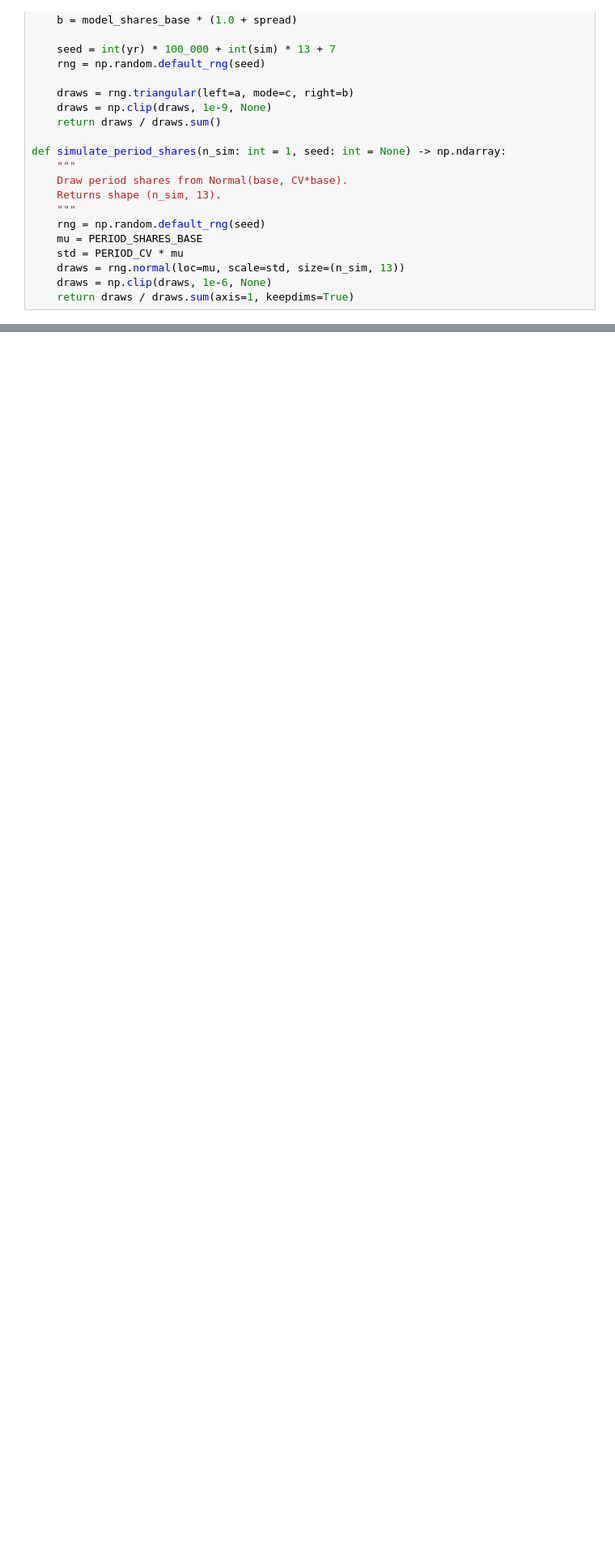
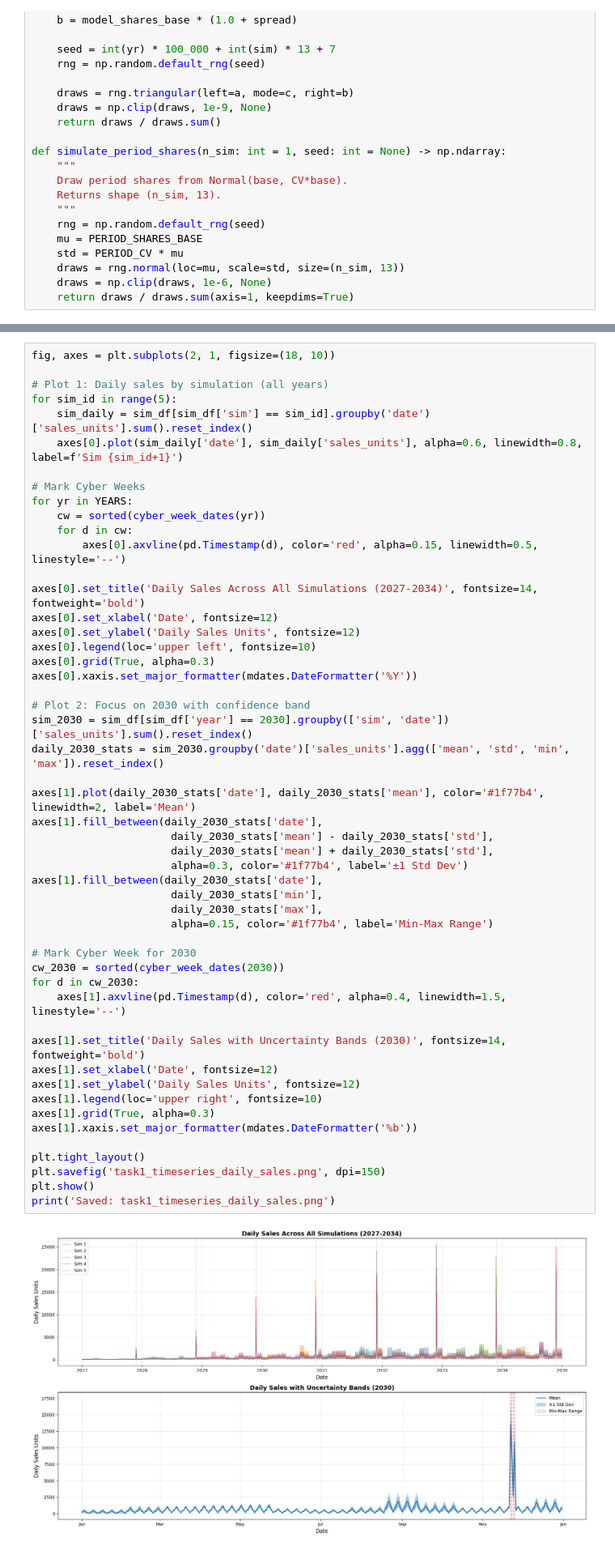
Before and after one commit to TIH233/ISYE6339_Case1, a Jupyter notebook: Task2/Simulator.ipynb, the cells around one changed output, grey strips where cells are left out. Shown at 81% size. Drawn from its saved outputs; the diff is of its cells as text; blank space fills up the shorter version.

Commit message:
Task2 Simulator finished

```diff
--- a/Task2/Simulator.ipynb
+++ b/Task2/Simulator.ipynb
@@ -888,0 +981,53 @@ Saved: task6_lost_sales_by_scenario.png
+# %%
+fig, axes = plt.subplots(2, 1, figsize=(18, 10))
+
+# Plot 1: Daily sales by simulation (all years)
+for sim_id in range(5):
+    sim_daily = sim_df[sim_df['sim'] == sim_id].groupby('date')['sales_units'].sum().reset_index()
+    axes[0].plot(sim_daily['date'], sim_daily['sales_units'], alpha=0.6, linewidth=0.8, label=f'Sim {sim_id+1}')
+
+# Mark Cyber Weeks
+for yr in YEARS:
+    cw = sorted(cyber_week_dates(yr))
+    for d in cw:
+        axes[0].axvline(pd.Timestamp(d), color='red', alpha=0.15, linewidth=0.5, linestyle='--')
+
+axes[0].set_title('Daily Sales Across All Simulations (2027-2034)', fontsize=14, fontweight='bold')
+axes[0].set_xlabel('Date', fontsize=12)
+axes[0].set_ylabel('Daily Sales Units', fontsize=12)
+axes[0].legend(loc='upper left', fontsize=10)
+axes[0].grid(True, alpha=0.3)
+axes[0].xaxis.set_major_formatter(mdates.DateFormatter('%Y'))
+
+# Plot 2: Focus on 2030 with confidence band
+sim_2030 = sim_df[sim_df['year'] == 2030].groupby(['sim', 'date'])['sales_units'].sum().reset_index()
+daily_2030_stats = sim_2030.groupby('date')['sales_units'].agg(['mean', 'std', 'min', 'max']).reset_index()
+
+axes[1].plot(daily_2030_stats['date'], daily_2030_stats['mean'], color='#1f77b4', linewidth=2, label='Mean')
+axes[1].fill_between(daily_2030_stats['date'],
+                      daily_2030_stats['mean'] - daily_2030_stats['std'],
+                      daily_2030_stats['mean'] + daily_2030_stats['std'],
+                      alpha=0.3, color='#1f77b4', label='±1 Std Dev')
+axes[1].fill_between(daily_2030_stats['date'],
+                      daily_2030_stats['min'],
+                      daily_2030_stats['max'],
+                      alpha=0.15, color='#1f77b4', label='Min-Max Range')
+
+# Mark Cyber Week for 2030
+cw_2030 = sorted(cyber_week_dates(2030))
+for d in cw_2030:
+    axes[1].axvline(pd.Timestamp(d), color='red', alpha=0.4, linewidth=1.5, linestyle='--')
+
+axes[1].set_title('Daily Sales with Uncertainty Bands (2030)', fontsize=14, fontweight='bold')
+axes[1].set_xlabel('Date', fontsize=12)
+axes[1].set_ylabel('Daily Sales Units', fontsize=12)
+axes[1].legend(loc='upper right', fontsize=10)
+axes[1].grid(True, alpha=0.3)
+axes[1].xaxis.set_major_formatter(mdates.DateFormatter('%b'))
+
+plt.tight_layout()
+plt.savefig('task1_timeseries_daily_sales.png', dpi=150)
+plt.show()
+print('Saved: task1_timeseries_daily_sales.png')
+# %% [output]
+[figure, added]
```
Also changed, not shown: parts of 41 cells of this notebook, 8 other files.
